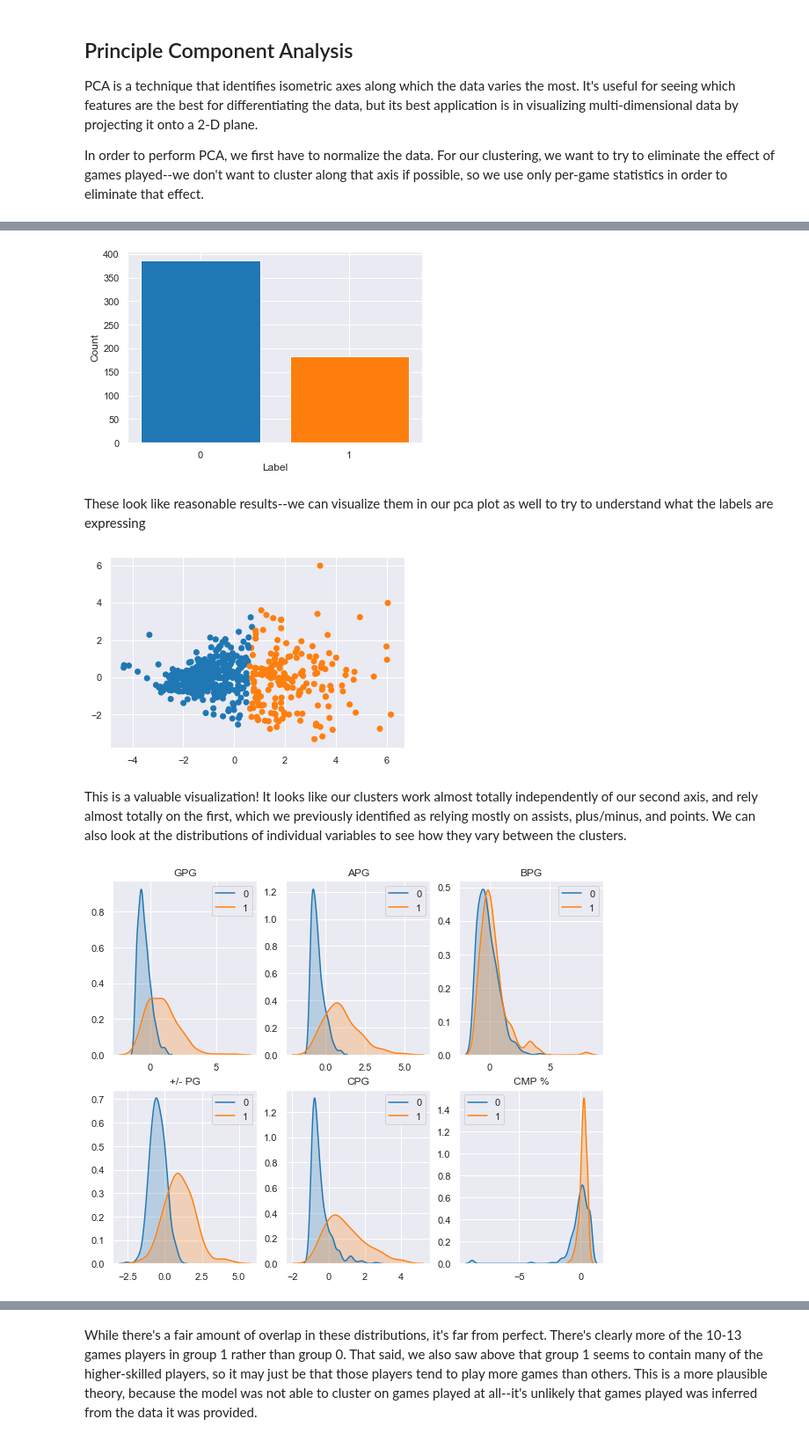
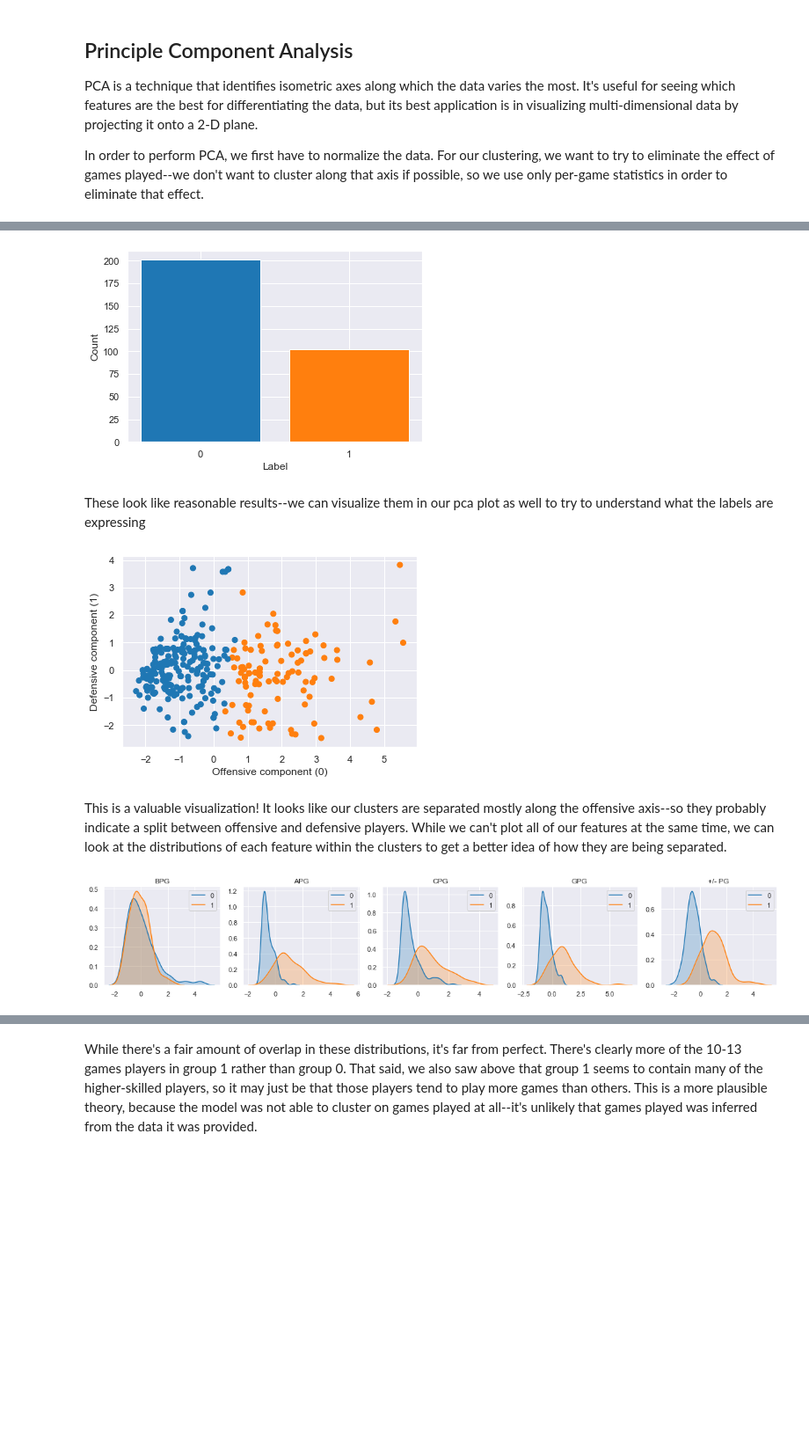
Before and after one commit to Samcfuchs/2950, a Jupyter notebook: notebooks/sam.ipynb, the cells around one changed output, grey strips where cells are left out. Shown at 88% size. Cells and saved outputs as stored; diff of their text form; code cells hidden in the pictures; blank space fills up the shorter version.

```diff
--- a/notebooks/sam.ipynb
+++ b/notebooks/sam.ipynb
@@ -192,6 +175,8 @@ from sklearn import preprocessing
 from sklearn.cluster import KMeans
 from sklearn import metrics
 from scipy.spatial.distance import cdist
+
+cluster_features = ["BPG", "APG", "CPG", "GPG", "+/- PG"]
 # %% [markdown]
 ## Principle Component Analysis
 
@@ -216,0 +186,7 @@ pg_norm_data.head()
+# %%
+#pg_data = data[per_game_features]
+pg_data = data.loc[data.G > 8, cluster_features]
+pg_norm_data = (pg_data - pg_data.mean()) / pg_data.std()
+
+print(pg_norm_data.shape)
+pg_norm_data.head()
@@ -251,12 +240,11 @@ scores = []
 for k in ks:
     model = KMeans(k)
     model.fit(pg_norm_data)
-    #scores.append(model.score(pg_norm_data))
-    scores.append(sum(np.min(cdist(pg_norm_data, model.cluster_centers_, 'euclidean'), axis=1)) / pg_norm_data.shape[0])
+    scores.append(- model.score(pg_norm_data))
 
 plt.plot(ks, scores, 'o-')
 plt.xlabel("Number of clusters")
-plt.ylabel("Distortion")
+plt.ylabel("Model Score")
 plt.title("Elbow Plot")
 plt.show()
 # %% [output]
@@ -274,34 +262,35 @@ A good first way to check the results of our model is to see how many players we
 # %%
 label_names, counts = np.unique(labels,return_counts=True)
 
-colors = ['tab:blue', 'tab:orange']
+colors = ['tab:blue', 'tab:orange', 'tab:green', 'tab:purple']
 plt.bar(label_names, counts, color=colors)
 plt.xticks(label_names)
 plt.xlabel("Label")
 plt.ylabel("Count")
 plt.show()
 # %% [output]
-[figure, old version]
+[figure, new version]
 # %% [markdown]
 These look like reasonable results--we can visualize them in our pca plot as well to try to understand what the labels are expressing
 # %%
 labels_c = [colors[l] for l in labels]
-plt.scatter(*pg_transform.T, color=labels_c)
+plt.scatter(*pg_transform.T, c=labels_c)
+plt.xlabel('Offensive component (0)')
+plt.ylabel('Defensive component (1)')
 plt.show()
 # %% [output]
-[figure, old version]
+[figure, new version]
-# %% [markdown]
-This is a valuable visualization! It looks like our clusters work almost totally independently of our second axis, and rely almost totally on the first, which we previously identified as relying mostly on assists, plus/minus, and points. We can also look at the distributions of individual variables to see how they vary between the clusters.
+# %% [markdown]
+This is a valuable visualization! It looks like our clusters are separated mostly along the offensive axis--so they probably indicate a split between offensive and defensive players. While we can't plot all of our features at the same time, we can look at the distributions of each feature within the clusters to get a better idea of how they are being separated.
 # %%
-sns.set()
-fig, axes = plt.subplots(2,3, figsize=(10,8))
-indexer = labels.astype(bool)
+fig, axes = plt.subplots(1,5, figsize=(20,3))
+
 for ax, col in zip(axes.ravel(), pg_norm_data):
-    sns.kdeplot(pg_norm_data.loc[~indexer, col], ax=ax, color=colors[0], shade=True, label=0)
-    sns.kdeplot(pg_norm_data.loc[indexer,  col], ax=ax, color=colors[1], shade=True, label=1)
+    for label in range(4):
+        sns.kdeplot(pg_norm_data.loc[labels==label, col], ax=ax, color=colors[label], shade=True, label=label)
 
     ax.set_title(col)
 
 fig.show()
 # %% [output]
-[figure, old version]
+[figure, new version]
```
Also changed, not shown: parts of 21 cells of this notebook.
